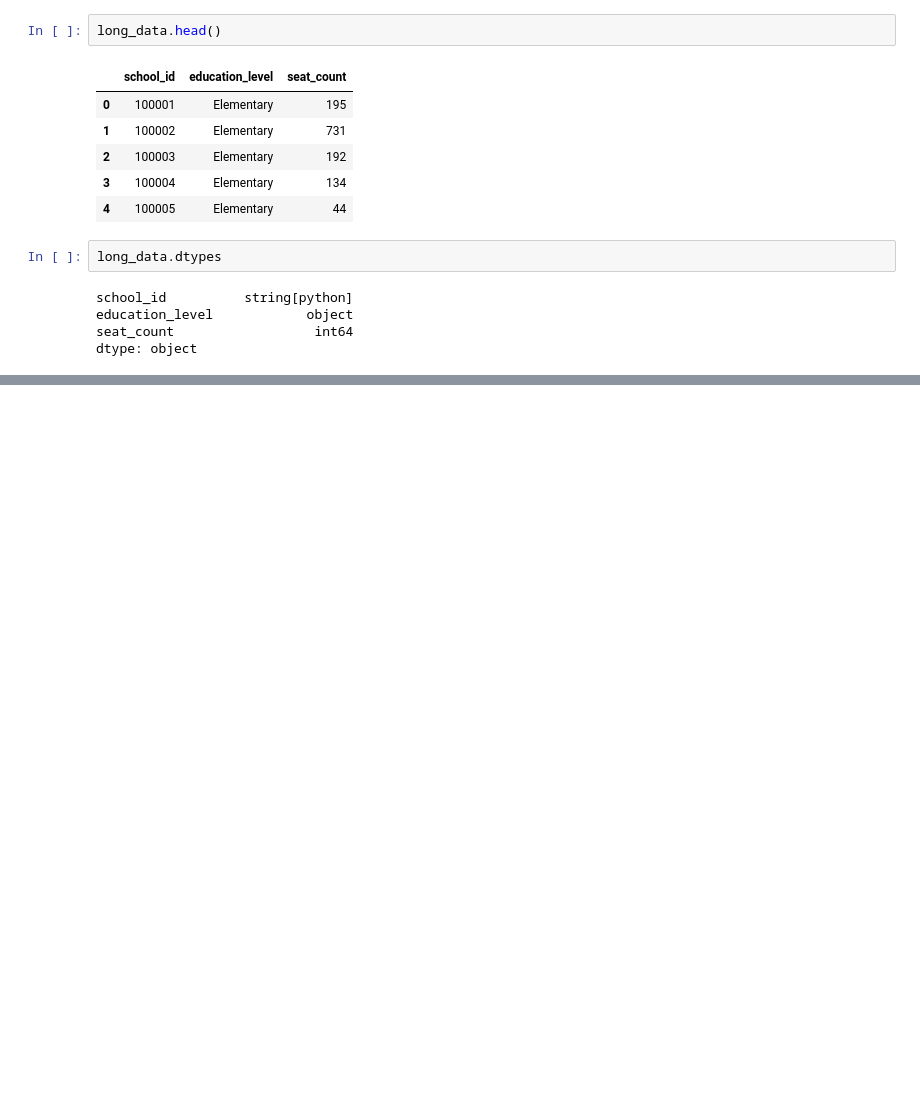
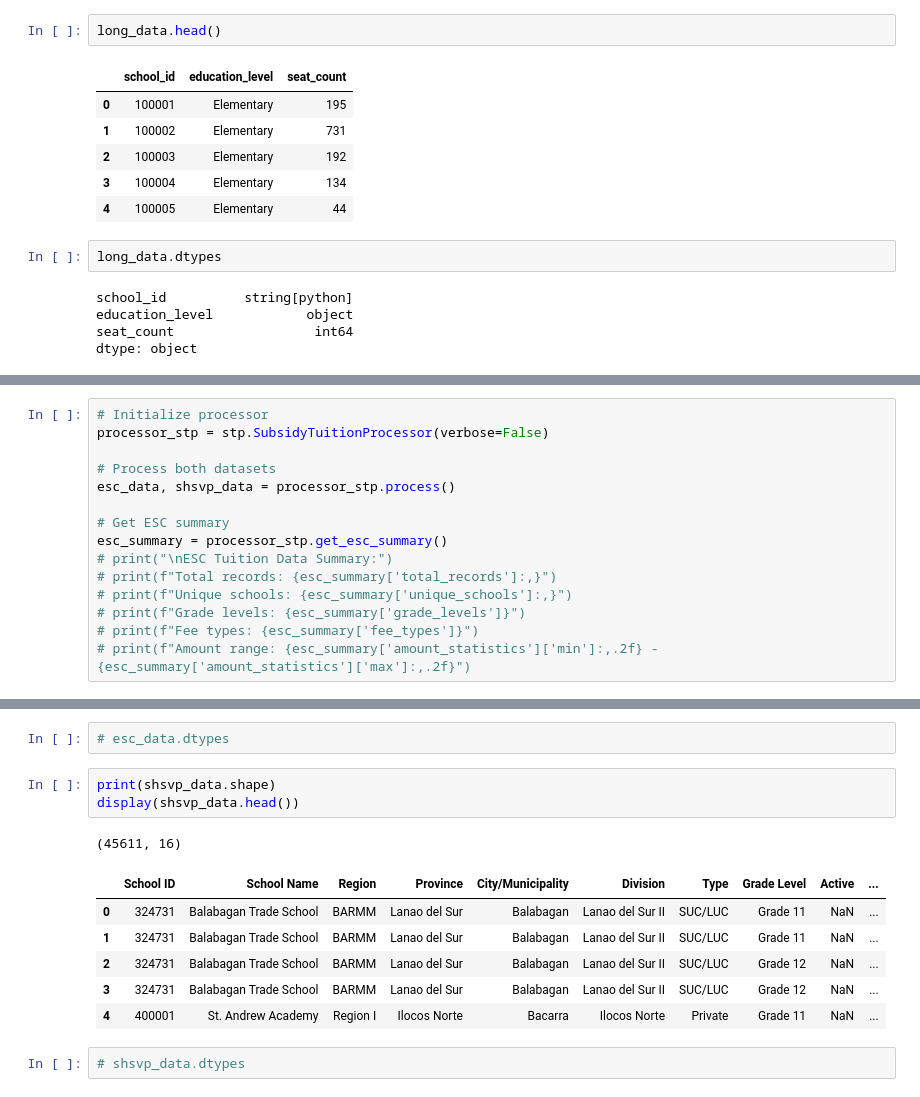
Before and after one commit to cair-philippines/project_paaral, a Jupyter notebook: notebooks/0.1-process-enrollment.ipynb, the cells around one changed output, grey strips where cells are left out. Cells and saved outputs as stored; diff of their text form; blank space fills up the shorter version.

Commit message:
Reflected module for subsidy

```diff
--- a/notebooks/0.1-process-enrollment.ipynb
+++ b/notebooks/0.1-process-enrollment.ipynb
@@ -471,0 +483,15 @@ dtype: object
+# %%
+# Initialize processor
+processor_stp = stp.SubsidyTuitionProcessor(verbose=False)
+
+# Process both datasets
+esc_data, shsvp_data = processor_stp.process()
+
+# Get ESC summary
+esc_summary = processor_stp.get_esc_summary()
+# print("\nESC Tuition Data Summary:")
+# print(f"Total records: {esc_summary['total_records']:,}")
+# print(f"Unique schools: {esc_summary['unique_schools']:,}")
+# print(f"Grade levels: {esc_summary['grade_levels']}")
+# print(f"Fee types: {esc_summary['fee_types']}")
+# print(f"Amount range: {esc_summary['amount_statistics']['min']:,.2f} - {esc_summary['amount_statistics']['max']:,.2f}")
@@ -471,0 +509,15 @@ dtype: object
+# %%
+# esc_data.dtypes
+# %%
+print(shsvp_data.shape)
+display(shsvp_data.head())
+# %% [output]
+(45611, 16)
+|  | School ID | School Name | Region | Province | City/Municipality | Division | Type | Grade Level | Active | ... |
+| 0 | 324731 | Balabagan Trade School | BARMM | Lanao del Sur | Balabagan | Lanao del Sur II | SUC/LUC | Grade 11 | NaN | ... |
+| 1 | 324731 | Balabagan Trade School | BARMM | Lanao del Sur | Balabagan | Lanao del Sur II | SUC/LUC | Grade 11 | NaN | ... |
+| 2 | 324731 | Balabagan Trade School | BARMM | Lanao del Sur | Balabagan | Lanao del Sur II | SUC/LUC | Grade 12 | NaN | ... |
+| 3 | 324731 | Balabagan Trade School | BARMM | Lanao del Sur | Balabagan | Lanao del Sur II | SUC/LUC | Grade 12 | NaN | ... |
+| 4 | 400001 | St. Andrew Academy | Region I | Ilocos Norte | Bacarra | Ilocos Norte | Private | Grade 11 | NaN | ... |
+# %%
+# shsvp_data.dtypes
```
Also changed, not shown: parts of 15 cells of this notebook.
